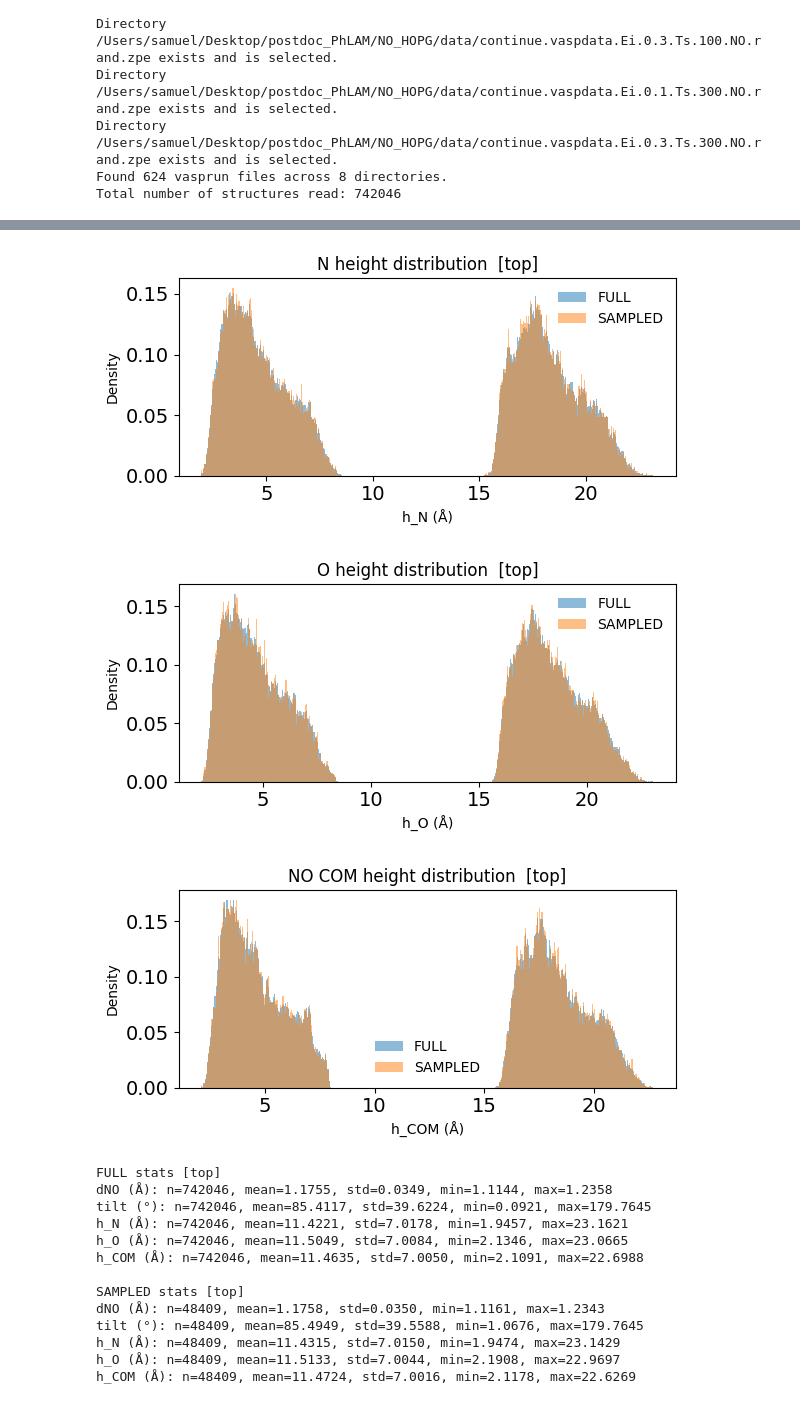
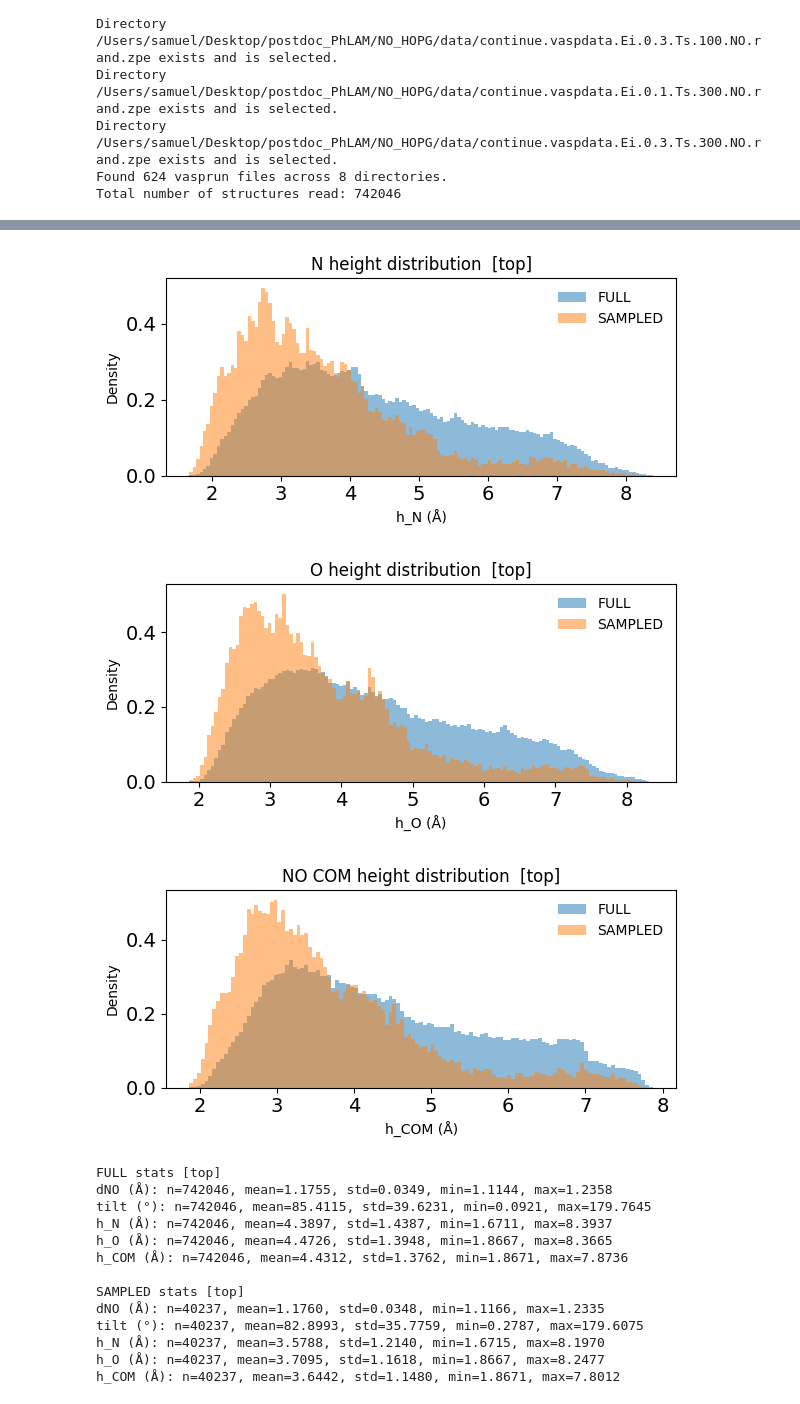
Before and after one commit to SamDFr/data_sampling, a Jupyter notebook: sampling_analysis.ipynb, the cells around one changed output, grey strips where cells are left out. Cells and saved outputs as stored; diff of their text form; code cells hidden in the pictures.

```diff
--- a/sampling_analysis.ipynb
+++ b/sampling_analysis.ipynb
@@ -68,8 +68,8 @@ method_trajs = {
 }
 
 #birch  = load_traj(method_trajs["BIRCH"])
-#sampl = load_traj(method_trajs["FPS"])
-sampl = load_traj(method_trajs["Random"])
+sampl = load_traj(method_trajs["FPS"])
+#sampl = load_traj(method_trajs["Random"])
 
 print(f"Number of sampled structures: {len(sampl)}")
 print(f"energy of the first sampled structure: {sampl[0].get_potential_energy()} eV")
@@ -140,7 +130,8 @@ for species in set(F_full) | set(F_samp):
 # Options: plane_mode = "mid" | "top" | "bottom"
 plane_mode = "top"
 mid_fraction = 0.5   # used if plane_mode == "mid" (central fraction of slab)
-layer_cutoff = 1.8   # Å window to pick top/bottom layer
+layer_cutoff = 0.5  # Å window to pick top/bottom layer
+ref_mode = "zcap"
 
 def _safe_no_bond_length(a):
     d = no_bond_length(a)
@@ -153,7 +144,7 @@ def _safe_tilt_deg(a):
 
 def _safe_heights(a):
     # {'h_N','h_O','h_COM'} above chosen plane
-    h = adsorption_heights(a, plane=plane_mode, use_bottom_fraction=mid_fraction, cutoff=layer_cutoff)
+    h = adsorption_heights(a, plane=plane_mode, use_bottom_fraction=mid_fraction, ref=ref_mode, cutoff=layer_cutoff)
     return float(h.get("h_N", np.nan)), float(h.get("h_O", np.nan)), float(h.get("h_COM", np.nan))
 
 def _metrics_for_list(lst):
@@ -255,16 +246,16 @@ _stats("h_COM (Å)", G_samp["hCOM"])
-[figure, old version]
+[figure, new version]
-[figure, old version]
+[figure, new version]
-[figure, old version]
+[figure, new version]
 FULL stats [top]
 dNO (Å): n=742046, mean=1.1755, std=0.0349, min=1.1144, max=1.2358
-tilt (°): n=742046, mean=85.4117, std=39.6224, min=0.0921, max=179.7645
-h_N (Å): n=742046, mean=11.4221, std=7.0178, min=1.9457, max=23.1621
-h_O (Å): n=742046, mean=11.5049, std=7.0084, min=2.1346, max=23.0665
-h_COM (Å): n=742046, mean=11.4635, std=7.0050, min=2.1091, max=22.6988
+tilt (°): n=742046, mean=85.4115, std=39.6231, min=0.0921, max=179.7645
+h_N (Å): n=742046, mean=4.3897, std=1.4387, min=1.6711, max=8.3937
+h_O (Å): n=742046, mean=4.4726, std=1.3948, min=1.8667, max=8.3665
+h_COM (Å): n=742046, mean=4.4312, std=1.3762, min=1.8671, max=7.8736
 
 SAMPLED stats [top]
-dNO (Å): n=48409, mean=1.1758, std=0.0350, min=1.1161, max=1.2343
-tilt (°): n=48409, mean=85.4949, std=39.5588, min=1.0676, max=179.7645
-h_N (Å): n=48409, mean=11.4315, std=7.0150, min=1.9474, max=23.1429
-h_O (Å): n=48409, mean=11.5133, std=7.0044, min=2.1908, max=22.9697
-h_COM (Å): n=48409, mean=11.4724, std=7.0016, min=2.1178, max=22.6269
+dNO (Å): n=40237, mean=1.1760, std=0.0348, min=1.1166, max=1.2335
+tilt (°): n=40237, mean=82.8993, std=35.7759, min=0.2787, max=179.6075
+h_N (Å): n=40237, mean=3.5788, std=1.2140, min=1.6715, max=8.1970
+h_O (Å): n=40237, mean=3.7095, std=1.1618, min=1.8667, max=8.2477
+h_COM (Å): n=40237, mean=3.6442, std=1.1480, min=1.8671, max=7.8012
```
Also changed, not shown: parts of 4 cells of this notebook, 4 other files.
